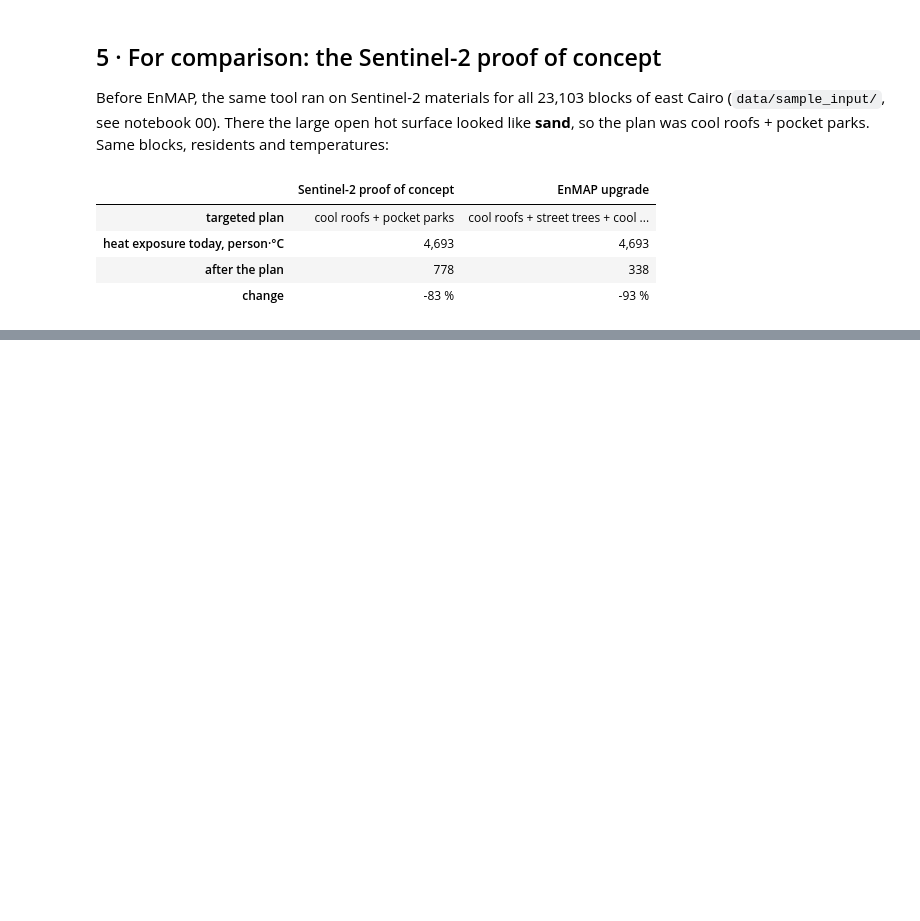
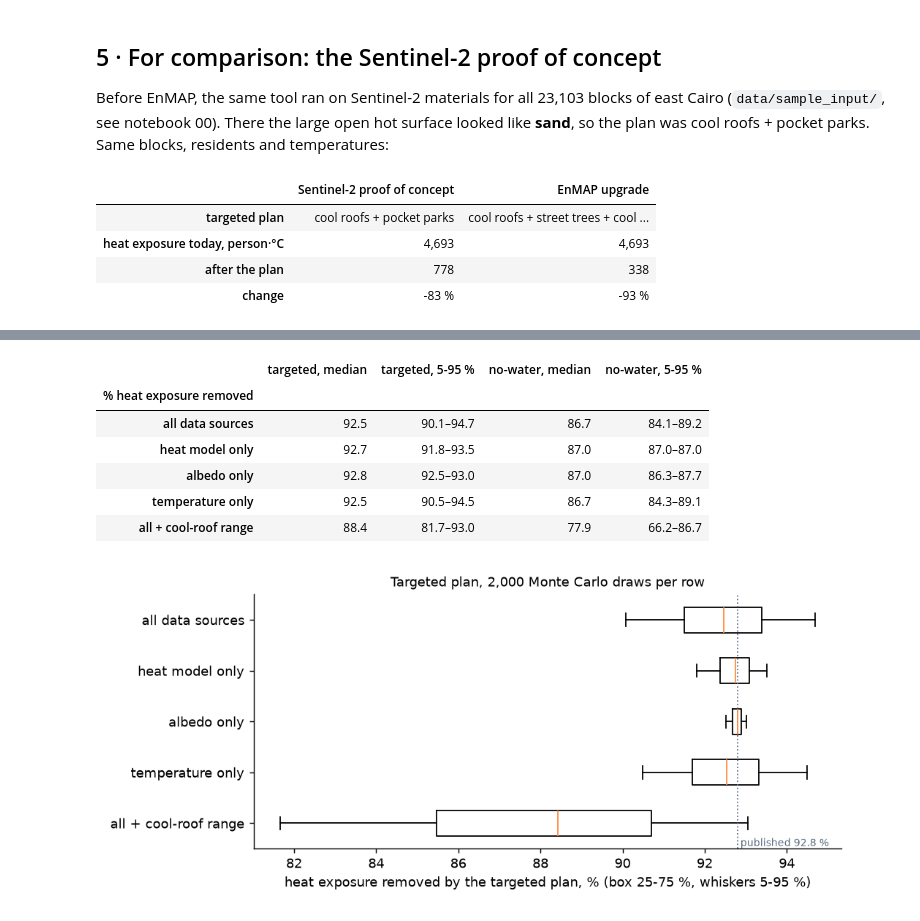
Before and after one commit to mohamedEsmat/CoolCairo, a Jupyter notebook: analysis/notebooks/07_upgrade_results.ipynb, the cells around one changed output, grey strips where cells are left out. Saved outputs shown, nothing was run; the diff lists cells and outputs as text; code cells hidden in the pictures; blank space fills up the shorter version.

```diff
--- a/analysis/notebooks/07_upgrade_results.ipynb
+++ b/analysis/notebooks/07_upgrade_results.ipynb
@@ -274,0 +299,20 @@ pd.DataFrame({
+# %%
+from IPython.display import Image, display
+
+refinement = json.loads((REPO_ROOT / "docs" / "refinement" / "summary.json").read_text(encoding="utf-8"))
+mc = refinement["monte_carlo"]["pct_removed"]
+display(pd.DataFrame({s: {"targeted, median": v["targeted"]["median"],
+                          "targeted, 5-95 %": f"{v['targeted']['p5']}–{v['targeted']['p95']}",
+                          "no-water, median": v["no_water"]["median"],
+                          "no-water, 5-95 %": f"{v['no_water']['p5']}–{v['no_water']['p95']}"}
+                      for s, v in mc.items()}).T.rename_axis("% heat exposure removed"))
+display(Image(str(REPO_ROOT / "docs" / "refinement" / "monte_carlo.png"), width=760))
+# %% [output]
+|  | targeted, median | targeted, 5-95 % | no-water, median | no-water, 5-95 % |
+| % heat exposure removed |  |  |  |  |
+| all data sources | 92.5 | 90.1–94.7 | 86.7 | 84.1–89.2 |
+| heat model only | 92.7 | 91.8–93.5 | 87.0 | 87.0–87.0 |
+| albedo only | 92.8 | 92.5–93.0 | 87.0 | 86.3–87.7 |
+| temperature only | 92.5 | 90.5–94.5 | 86.7 | 84.3–89.1 |
+| all + cool-roof range | 88.4 | 81.7–93.0 | 77.9 | 66.2–86.7 |
+[figure, added]
```
Also changed, not shown: parts of 8 cells of this notebook.
